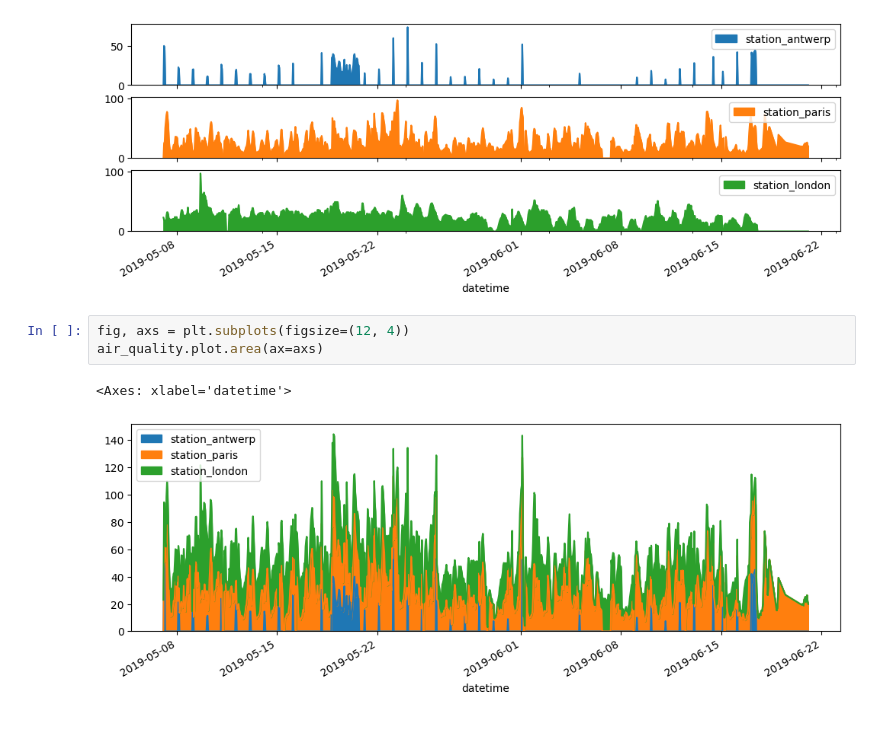
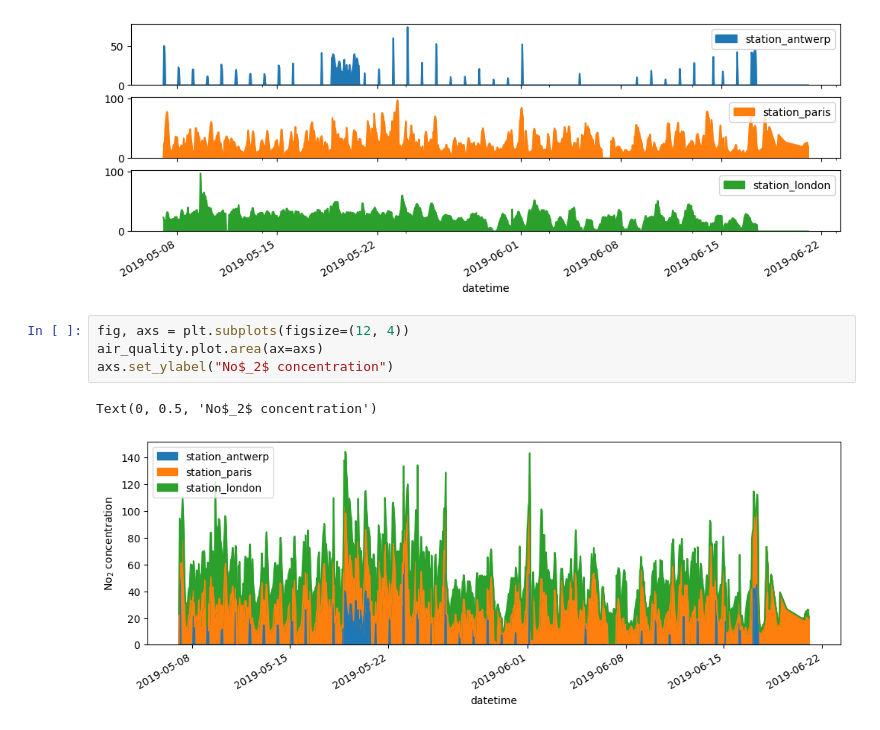
Before and after one commit to AGT-tech/pandas_tutorial_for_air_quality_data, a Jupyter notebook: pd_nb_aqd_no2.ipynb, the cells around one changed output. Cells and saved outputs as stored; diff of their text form.

Commit message:
Assign y-label name to the plot

```diff
--- a/pd_nb_aqd_no2.ipynb
+++ b/pd_nb_aqd_no2.ipynb
@@ -61,6 +61,7 @@ plt.show()
 # %%
 fig, axs = plt.subplots(figsize=(12, 4))
 air_quality.plot.area(ax=axs)
+axs.set_ylabel("No$_2$ concentration")
 # %% [output]
-<Axes: xlabel='datetime'>
+Text(0, 0.5, 'No$_2$ concentration')
-[figure, old version]
+[figure, new version]
```
